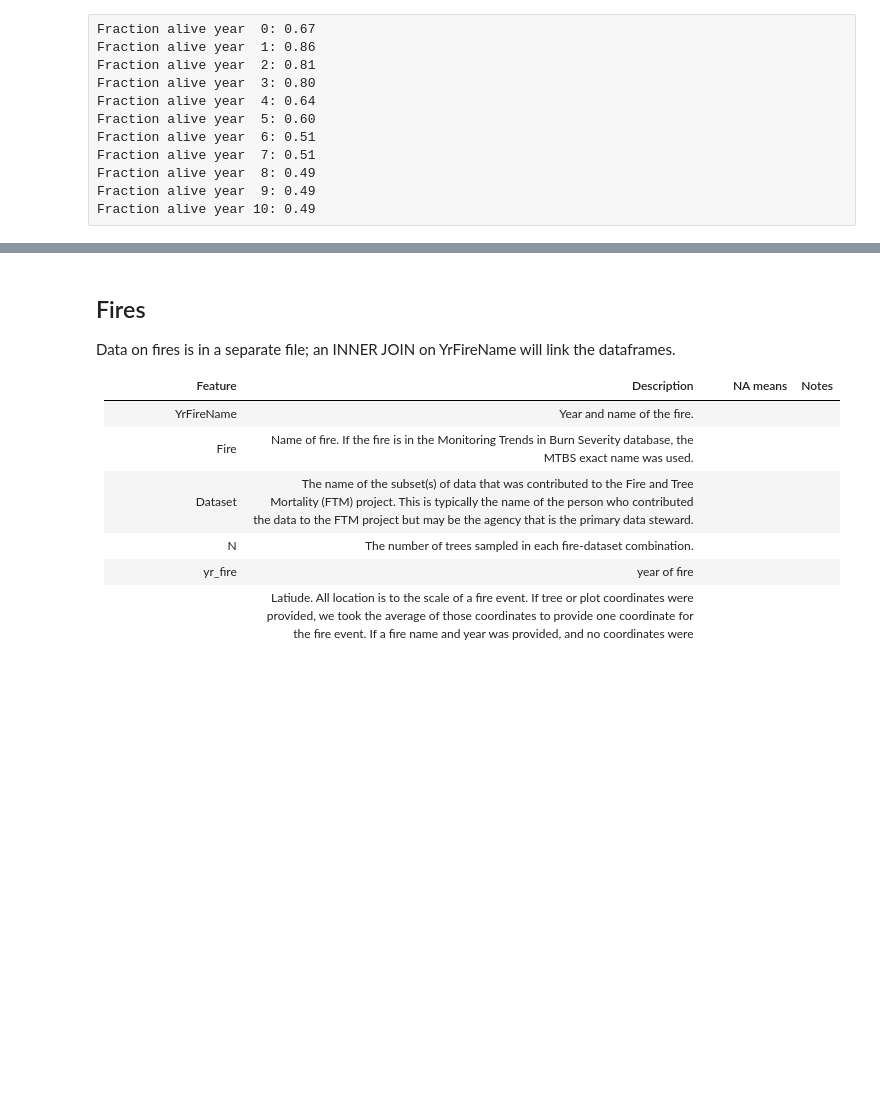
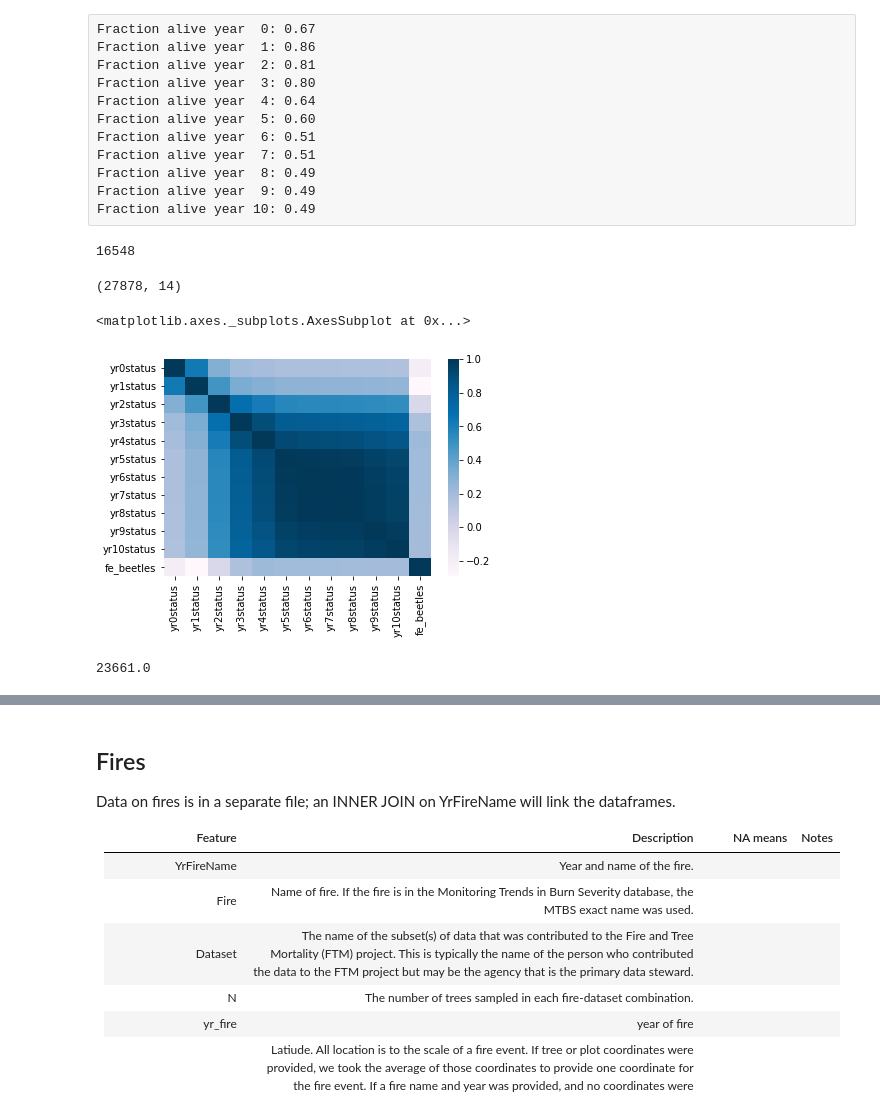
Before and after one commit to jshaffer94247/Fire-and-Trees, a Jupyter notebook: code/01_Forest_Fire_Tree_Outcomes_EDA.ipynb, the cells around one changed output, grey strips where cells are left out. Drawn from its saved outputs; the diff is of its cells as text; code cells hidden in the pictures; blank space fills up the shorter version.

```diff
--- a/code/01_Forest_Fire_Tree_Outcomes_EDA.ipynb
+++ b/code/01_Forest_Fire_Tree_Outcomes_EDA.ipynb
@@ -479,3 +634,35 @@ Fraction alive year  7: 0.51
 Fraction alive year  8: 0.49
 Fraction alive year  9: 0.49
 Fraction alive year 10: 0.49
+# %%
+# Combine beetles into a single field
+def has_beetles(x):
+    count = 0
+    for btl in features_parasites:
+        if (x[btl]==None):
+            pass
+        elif (x[btl]>0):
+            count = 1
+    return count
+
+df_trees['fe_beetles'] = df_trees.apply(lambda x: has_beetles(x), axis=1)
+# %%
+df_trees['fe_beetles'].sum()
+# %% [output]
+16548
+# %%
+# Parasites included version
+df_trees_partial = df_trees[features_key+features_years+['fe_beetles']].dropna(axis=0)
+# %%
+df_trees_partial.shape
+# %% [output]
+(27878, 14)
+# %%
+sns.heatmap(df_trees_partial.corr(), cmap='PuBu') # stronger correlation in the later years, but why? dead?
+# %% [output]
+<matplotlib.axes._subplots.AxesSubplot at 0x...>
+[figure, added]
+# %%
+df_trees_partial['yr5status'].sum()
+# %% [output]
+23661.0
```
Also changed, not shown: parts of 41 cells of this notebook.
